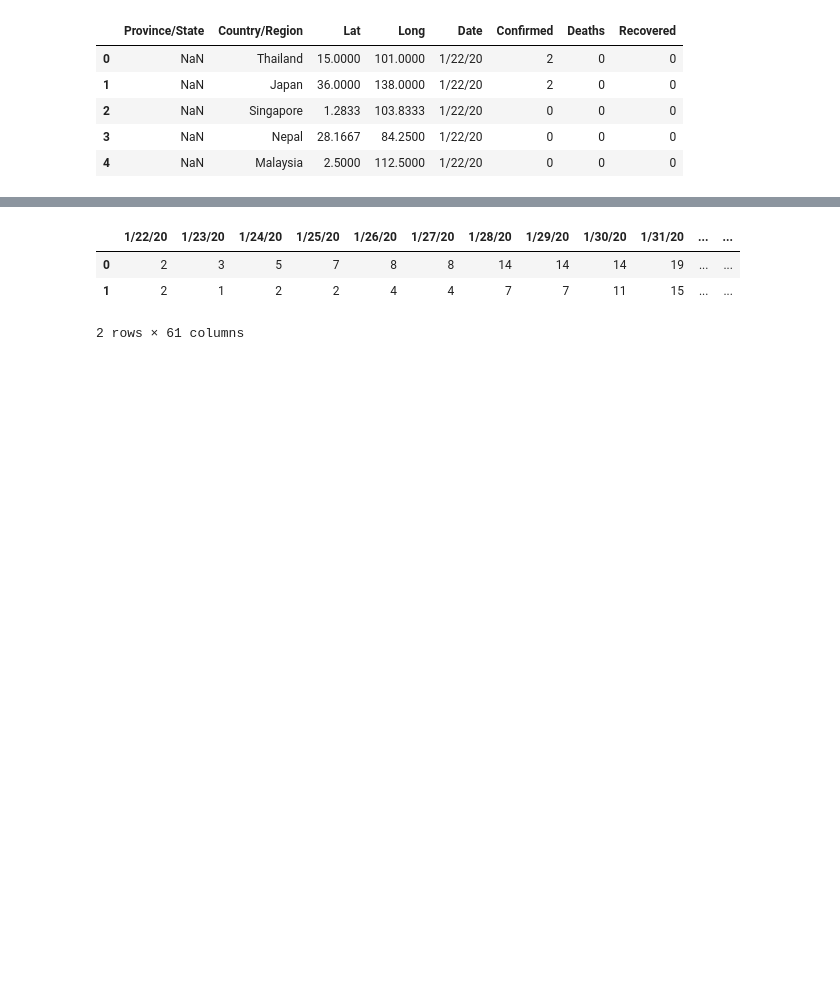
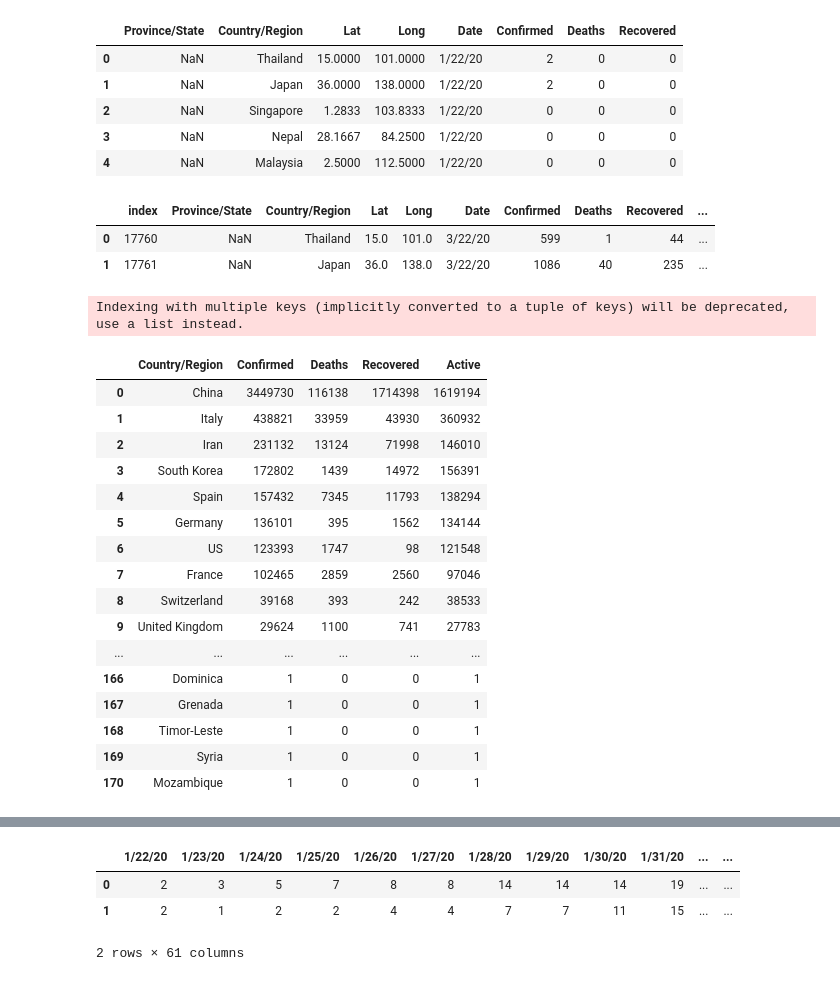
Before and after one commit to DataSenseiAryan/Covid19, a Jupyter notebook: MyVisualisation.ipynb, the cells around one changed output, grey strips where cells are left out. Cells and saved outputs as stored; diff of their text form; code cells hidden in the pictures; blank space fills up the shorter version.

```diff
--- a/MyVisualisation.ipynb
+++ b/MyVisualisation.ipynb
@@ -82,0 +90,30 @@ full_table = pd.read_csv('covid_19_full_updated.csv')
+# %%
+full_latest.head(2)
+# %% [output]
+|  | index | Province/State | Country/Region | Lat | Long | Date | Confirmed | Deaths | Recovered | ... |
+| 0 | 17760 | NaN | Thailand | 15.0 | 101.0 | 3/22/20 | 599 | 1 | 44 | ... |
+| 1 | 17761 | NaN | Japan | 36.0 | 138.0 | 3/22/20 | 1086 | 40 | 235 | ... |
+# %%
+full_latest_grouped = full_table.groupby('Country/Region')['Confirmed', 'Deaths', 'Recovered', 'Active'].sum().reset_index()
+temp_f = full_latest_grouped.sort_values(by='Confirmed', ascending=False)
+temp_f = temp_f.reset_index(drop=True)
+temp_f.style.background_gradient(cmap='Reds')
+# %% [output]
+Indexing with multiple keys (implicitly converted to a tuple of keys) will be deprecated, use a list instead.
+|  | Country/Region | Confirmed | Deaths | Recovered | Active |
+| 0 | China | 3449730 | 116138 | 1714398 | 1619194 |
+| 1 | Italy | 438821 | 33959 | 43930 | 360932 |
+| 2 | Iran | 231132 | 13124 | 71998 | 146010 |
+| 3 | South Korea | 172802 | 1439 | 14972 | 156391 |
+| 4 | Spain | 157432 | 7345 | 11793 | 138294 |
+| 5 | Germany | 136101 | 395 | 1562 | 134144 |
+| 6 | US | 123393 | 1747 | 98 | 121548 |
+| 7 | France | 102465 | 2859 | 2560 | 97046 |
+| 8 | Switzerland | 39168 | 393 | 242 | 38533 |
+| 9 | United Kingdom | 29624 | 1100 | 741 | 27783 |
+| ... | ... | ... | ... | ... | ... |
+| 166 | Dominica | 1 | 0 | 0 | 1 |
+| 167 | Grenada | 1 | 0 | 0 | 1 |
+| 168 | Timor-Leste | 1 | 0 | 0 | 1 |
+| 169 | Syria | 1 | 0 | 0 | 1 |
+| 170 | Mozambique | 1 | 0 | 0 | 1 |
```
Also changed, not shown: parts of 43 cells of this notebook, 15 other files.
